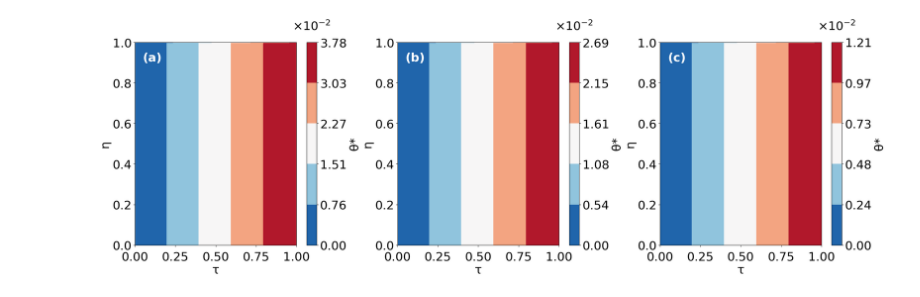
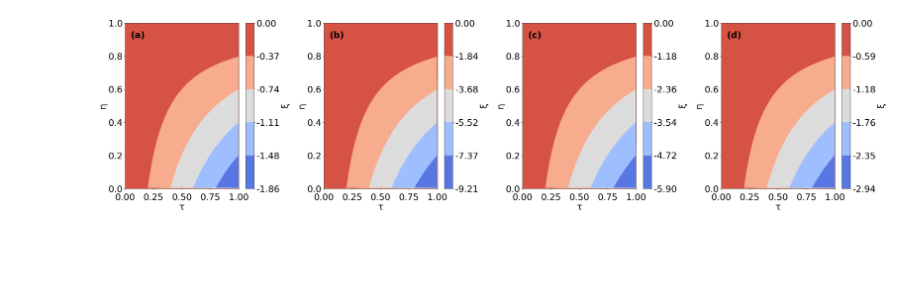
Before and after one commit to angelgvillatoro/bullville_M1, a Jupyter notebook: tfm/transitoria.ipynb, the cells around one changed output. Saved outputs shown, nothing was run; the diff lists cells and outputs as text; code cells hidden in the pictures; blank space fills up the shorter version.

```diff
--- a/tfm/transitoria.ipynb
+++ b/tfm/transitoria.ipynb
@@ -106,106 +133,62 @@ def format_with_exponent(value, exponent):
     else:
         return f'{value*10**abs(exponent):.2f}'
 # %%
-# Lista de diferencias de temperatura
-delta_T_list = [50, 100, 500]
+# Casos a estudiar
+casos = [
+    {"LAMBDA": 10, "phi": 0.2},
+    {"LAMBDA": 10, "phi": 0.8},
+    {"LAMBDA": 100, "phi": 0.2},
+    {"LAMBDA": 100, "phi": 0.8}
+]
 
-# Crear dos figuras con un tamaño específico y una mejor proporción
-fig_theta, axs_theta = plt.subplots(1, 3, figsize=(24, 8))
-fig_xi, axs_xi = plt.subplots(1, 3, figsize=(24, 8))
+# Crear una figura con un tamaño específico y una mejor proporción
+fig_xi, axs_xi = plt.subplots(1, 4, figsize=(32, 8))  # Aumentado el ancho de la figura y el número de subplots a 4
 
-# Aplanar las matrices de subplots para facilitar la iteración
-axs_theta = axs_theta.flatten()
+# Aplanar la matriz de subplots para facilitar la iteración
 axs_xi = axs_xi.flatten()
 
 # Definir el número de niveles para las secciones
 n_levels = 6
 
 # Graficar y recopilar datos
-for i, delta_T in enumerate(delta_T_list):
-    h, phi, Ri, Ra, LAMBDA, delta = parametros(D, L, delta_T)
-    v_e = newton_raphson(phi, Ri, Ra, LAMBDA, v0=0.1, tol=1e-6, max_iter=100)
-    v, theta_star, xi, eta, tau = calculo_v_temperaturas_presiones(Ra, Ri, phi, delta, v_e, LAMBDA)
+for i, caso in enumerate(casos):
+    LAMBDA = caso["LAMBDA"]
+    phi = caso["phi"]
 
-    # Crear el mapa de calor seccionado para theta
-    levels_theta = np.linspace(np.min(theta_star), np.max(theta_star), n_levels)
-    im_theta = axs_theta[i].contourf(tau, eta, theta_star, levels=levels_theta, cmap='RdBu_r')
+    h, _, Ri, Ra, _, delta = parametros(None, None, None, LAMBDA, phi)
+
+    v, theta_star, xi, eta, tau = calculo_v_temperaturas_presiones(Ra, Ri, phi, delta, LAMBDA)
 
     # Crear el mapa de calor seccionado para xi
     levels_xi = np.linspace(np.min(xi), np.max(xi), n_levels)
     im_xi = axs_xi[i].contourf(tau, eta, xi, levels=levels_xi, cmap='coolwarm')
 
-    # Configurar los ejes y etiquetas para theta
-    axs_theta[i].set_xlabel('τ', fontsize=26)
-    axs_theta[i].set_ylabel('η', fontsize=26)
-    #axs_theta[i].set_title(f'ΔT = {delta_T:.0f}K', fontsize=26)
-    axs_theta[i].set_xlim(0, 1)
-    axs_theta[i].set_ylim(0, 1)
-    axs_theta[i].tick_params(axis='both', which='major', labelsize=26)
-    axs_theta[i].tick_params(axis='x', which='major', pad=10)
-
     # Configurar los ejes y etiquetas para xi
     axs_xi[i].set_xlabel('τ', fontsize=26)
     axs_xi[i].set_ylabel('η', fontsize=26)
-    #axs_xi[i].set_title(f'ΔT = {delta_T:.0f}K', fontsize=26)
     axs_xi[i].set_xlim(0, 1)
     axs_xi[i].set_ylim(0, 1)
     axs_xi[i].tick_params(axis='both', which='major', labelsize=26)
     axs_xi[i].tick_params(axis='x', which='major', pad=10)
 
-    # Añadir barra de color para theta con formato personalizado
-    cbar_theta = fig_theta.colorbar(im_theta, ax=axs_theta[i], ticks=levels_theta)
-    exp_theta = find_common_exponent(levels_theta)
-    cbar_theta.ax.set_yticklabels([format_with_exponent(x, exp_theta) for x in levels_theta])
-    cbar_theta.ax.text(0.5, 1.05, f'×10$^{{{exp_theta}}}$', ha='center', va='bottom', transform=cbar_theta.ax.transAxes, fontsize=26)
-    cbar_theta.set_label('θ*', fontsize=26)
-    cbar_theta.ax.tick_params(labelsize=26)
-
-
     # Añadir barra de color para xi con formato personalizado
     cbar_xi = fig_xi.colorbar(im_xi, ax=axs_xi[i], ticks=levels_xi)
     exp_xi = find_common_exponent(levels_xi)
     cbar_xi.ax.set_yticklabels([format_with_exponent(x, exp_xi) for x in levels_xi])
-    cbar_xi.ax.text(0.5, 1.05, f'×10$^{{{exp_xi}}}$', ha='center', va='bottom', transform=cbar_xi.ax.transAxes, fontsize=26)
     cbar_xi.set_label('ξ', fontsize=26)
     cbar_xi.ax.tick_params(labelsize=26)
 
-    # Añadir etiqueta (a, b, c) en la esquina superior izquierda para theta
-    axs_theta[i].text(0.05, 0.95, f'({chr(97 + i)})', transform=axs_theta[i].transAxes,
-                      fontsize=26, fontweight='bold', va='top', color='white')
-
-    # Añadir etiqueta (a, b, c) en la esquina superior izquierda para xi
+    # Añadir etiqueta (a, b, c, d) en la esquina superior izquierda para xi
     axs_xi[i].text(0.05, 0.95, f'({chr(97 + i)})', transform=axs_xi[i].transAxes,
                    fontsize=26, fontweight='bold', va='top', color='black')
 
 # Ajustar el diseño
-fig_theta.tight_layout()
-fig_xi.tight_layout()
+plt.tight_layout()
 
 # Añadir espacio entre subplots
-fig_theta.subplots_adjust(wspace=0.3)
-fig_xi.subplots_adjust(wspace=0.3)
+plt.subplots_adjust(wspace=0.4)  # Aumentado el espacio entre subplots
 
-# Mostrar las gráficas
+# Mostrar la gráfica
 plt.show()
-
-# Gráfica de velocidad con zoom
-fig, ax = plt.subplots(figsize=(14, 8))
-
-for delta_T in delta_T_list:
-    h, phi, Ri, Ra, LAMBDA, delta = parametros(D, L, delta_T)
-    v_e = newton_raphson(phi, Ri, Ra, LAMBDA, v0=0.1, tol=1e-6, max_iter=100)
-    v, theta_star, xi, eta, tau = calculo_v_temperaturas_presiones(Ra, Ri, phi, delta, v_e, LAMBDA)
-    line, = ax.plot(tau, v, linewidth=2, label=f'ΔT = {delta_T:.0f}K')
-
-ax.set_xlabel('τ', fontsize=26)
-ax.set_ylabel('v', fontsize=26)
-ax.tick_params(axis='both', which='major', labelsize=26)
-ax.tick_params(axis='x', which='major', pad=10)
-
-ax.legend(fontsize=26, bbox_to_anchor=(1.05, 1), loc='upper left')
-
-
-plt.tight_layout()
-plt.show()
 # %% [output]
-[figure, old version]
+[figure, new version]
```
Also changed, not shown: parts of 3 cells of this notebook, 1 other file.
